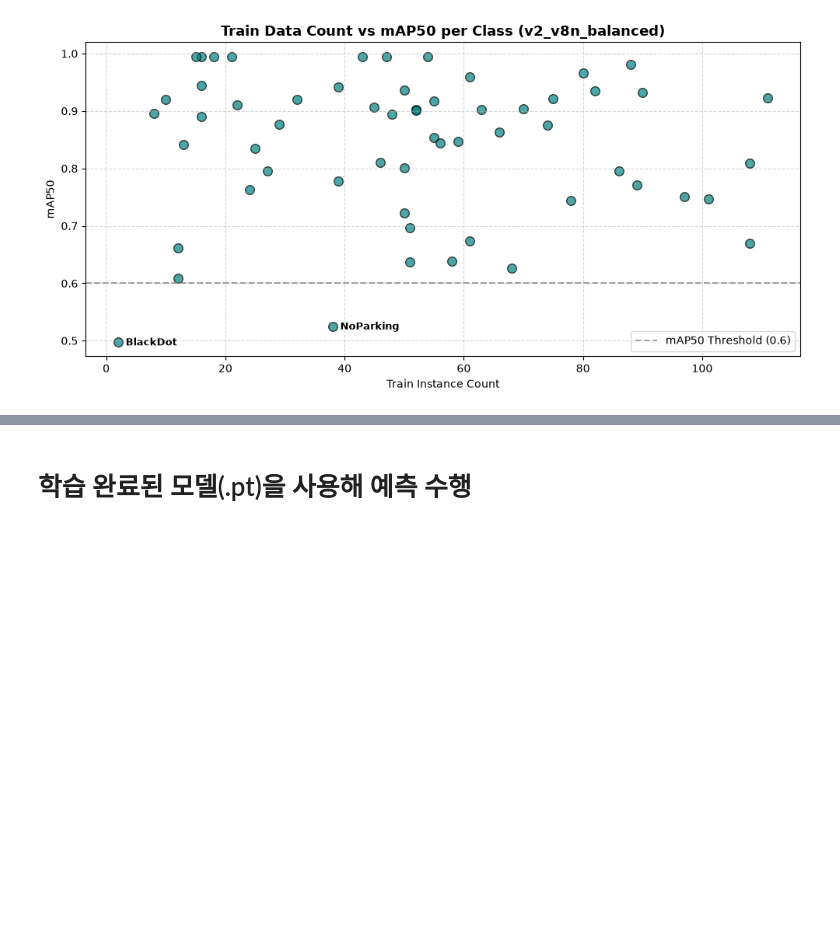
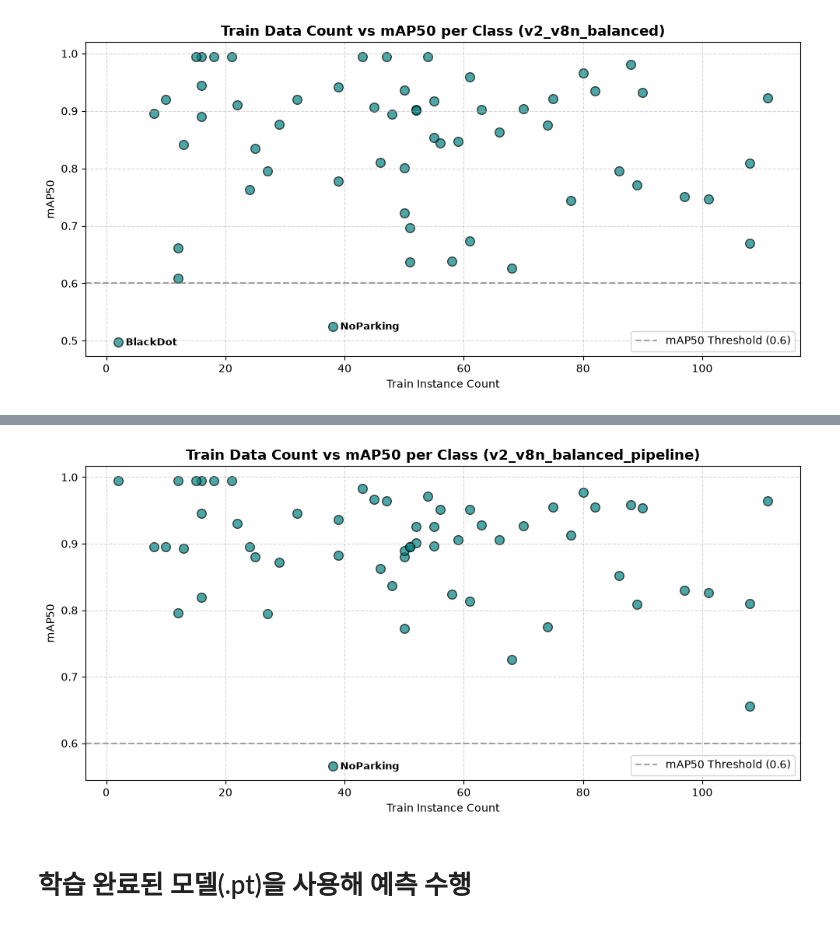
Before and after one commit to SungJin-Park530/DLPRJ, a Jupyter notebook: 박성진_딥러닝프로젝트.ipynb, the cells around one changed output, grey strips where cells are left out. Drawn from its saved outputs; the diff is of its cells as text; code cells hidden in the pictures; blank space fills up the shorter version.

Commit message:
모델 학습, 평가, 예측 파이프라인

```diff
--- a/박성진_딥러닝프로젝트.ipynb
+++ b/박성진_딥러닝프로젝트.ipynb
@@ -1122,0 +1303,10 @@ Results saved to E:\Human PRJ\DLPRJ\runs\detect\val-5
+# %%
+# 정의한 파이프라인 호출
+# 파이프라인으로 생성된 모델을 평가
+saved_weight_path = './runs/detect/pipeline_captcha_yolo/v2_v8m_balanced/weights/best.pt'
+
+summary, df_metrics, df_weak = evaluate_captcha_model(
+    model_path=saved_weight_path,
+    yaml_path=yaml_path,
+    top_k_weak=10
+)
@@ -1123,2 +1331,28 @@ Results saved to E:\Human PRJ\DLPRJ\runs\detect\val-5
+# %%
+# 8. Train_Count vs mAP50 산점도 시각화
+plt.figure(figsize=(10, 5))
+plt.scatter(df_metrics['Train_Count'], df_metrics['mAP50'], color='teal', alpha=0.7, edgecolors='k', s=70)
+
+for _, row in df_metrics.iterrows():
+    if row['mAP50'] < 0.6:
+        plt.annotate(
+            row['Class_Name'],
+            (row['Train_Count'], row['mAP50']),
+            fontsize=9,
+            xytext=(7, -3),
+            textcoords='offset points',
+            fontweight='bold'
+        )
+
+plt.title('Train Data Count vs mAP50 per Class (v2_v8n_balanced_pipeline)', fontsize=13, fontweight='bold')
+plt.xlabel('Train Instance Count')
+plt.ylabel('mAP50')
+plt.axhline(0.6, color='gray', linestyle='--', alpha=0.7, label='mAP50 Threshold (0.6)')
+plt.grid(True, linestyle='--', alpha=0.5)
+plt.legend(loc='lower right')
+plt.tight_layout()
+plt.show()
+# %% [output]
+[figure, added]
 # %% [markdown]
 # 학습 완료된 모델(.pt)을 사용해 예측 수행
```
Also changed, not shown: parts of 10 cells of this notebook, 1 other file.
